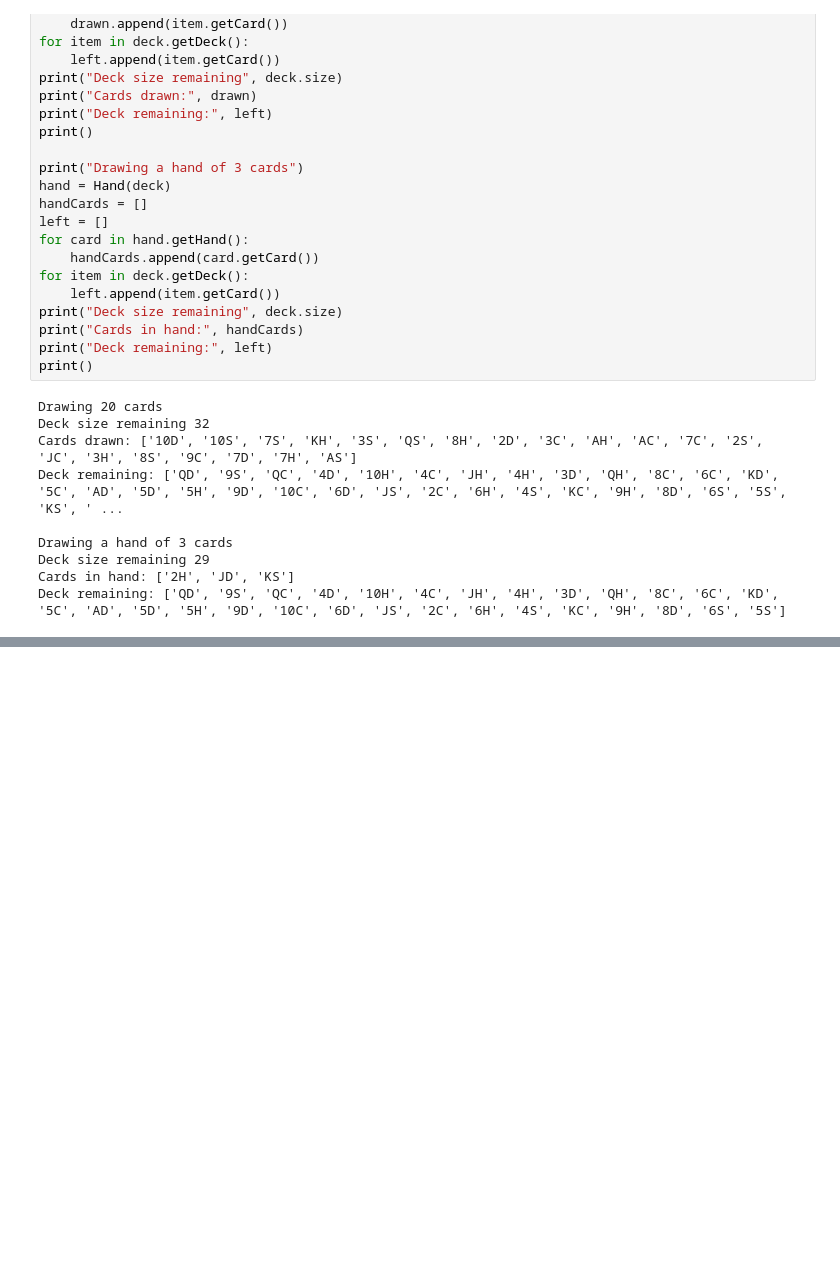
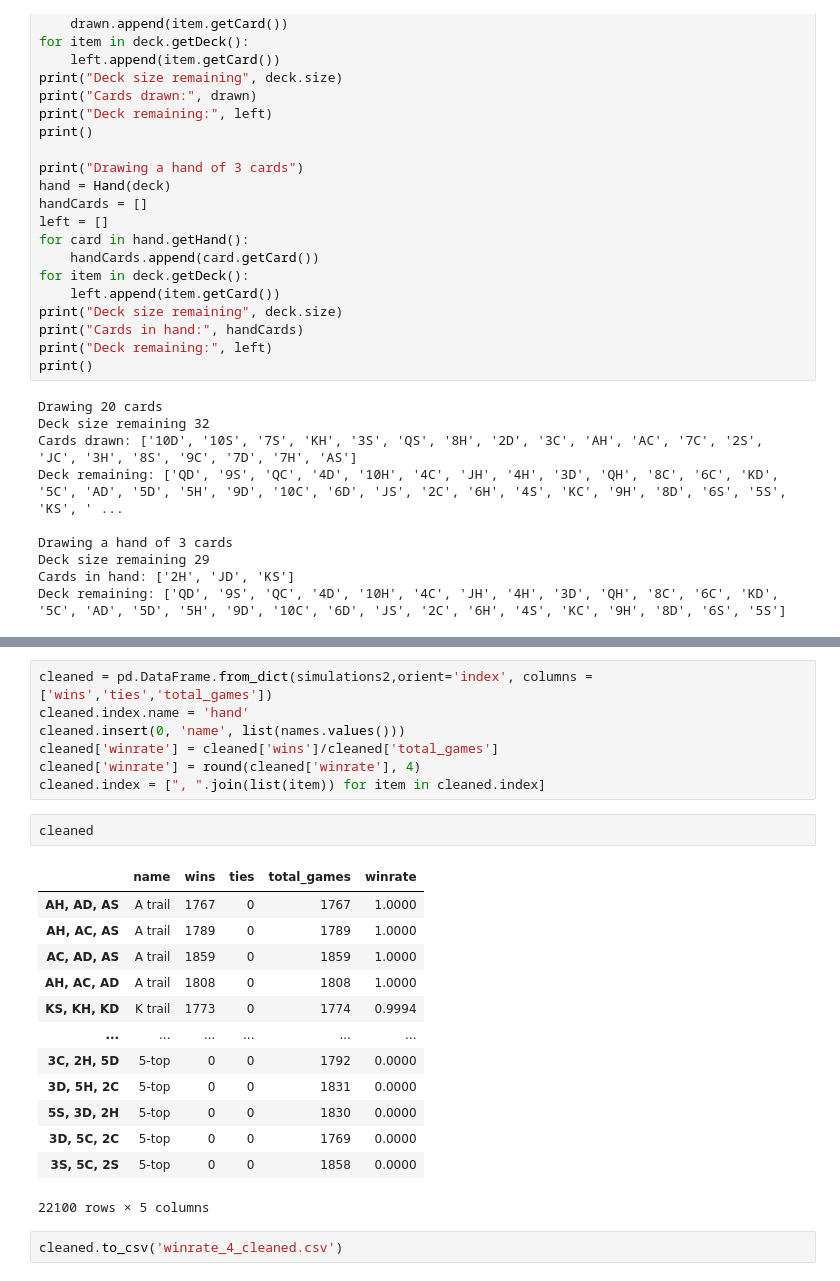
Before and after one commit to uday-31/teen-patti-hands, a Jupyter notebook: teen-patti-hands.ipynb, the cells around one changed output, grey strips where cells are left out. Drawn from its saved outputs; the diff is of its cells as text; blank space fills up the shorter version.

```diff
--- a/teen-patti-hands.ipynb
+++ b/teen-patti-hands.ipynb
@@ -435,0 +458,25 @@ f
+# %%
+cleaned = pd.DataFrame.from_dict(simulations2,orient='index', columns = ['wins','ties','total_games'])
+cleaned.index.name = 'hand'
+cleaned.insert(0, 'name', list(names.values()))
+cleaned['winrate'] = cleaned['wins']/cleaned['total_games']
+cleaned['winrate'] = round(cleaned['winrate'], 4)
+cleaned.index = [", ".join(list(item)) for item in cleaned.index]
+# %%
+cleaned
+# %% [output]
+|  | name | wins | ties | total_games | winrate |
+| AH, AD, AS | A trail | 1767 | 0 | 1767 | 1.0000 |
+| AH, AC, AS | A trail | 1789 | 0 | 1789 | 1.0000 |
+| AC, AD, AS | A trail | 1859 | 0 | 1859 | 1.0000 |
+| AH, AC, AD | A trail | 1808 | 0 | 1808 | 1.0000 |
+| KS, KH, KD | K trail | 1773 | 0 | 1774 | 0.9994 |
+| ... | ... | ... | ... | ... | ... |
+| 3C, 2H, 5D | 5-top | 0 | 0 | 1792 | 0.0000 |
+| 3D, 5H, 2C | 5-top | 0 | 0 | 1831 | 0.0000 |
+| 5S, 3D, 2H | 5-top | 0 | 0 | 1830 | 0.0000 |
+| 3D, 5C, 2C | 5-top | 0 | 0 | 1769 | 0.0000 |
+| 3S, 5C, 2S | 5-top | 0 | 0 | 1858 | 0.0000 |
+22100 rows × 5 columns
+# %%
+cleaned.to_csv('winrate_4_cleaned.csv')
```
Also changed, not shown: parts of 17 cells of this notebook, 7 other files.
